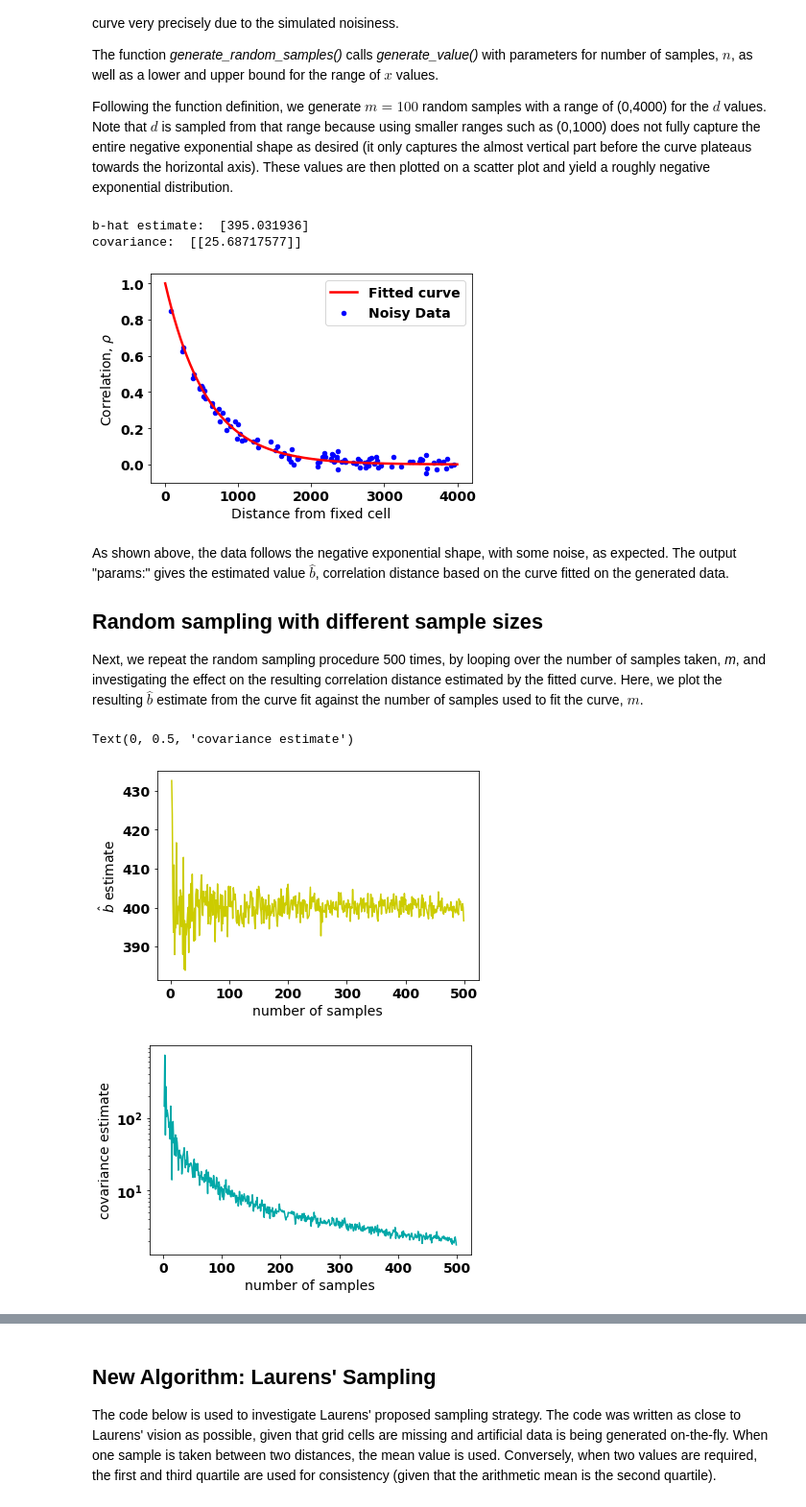
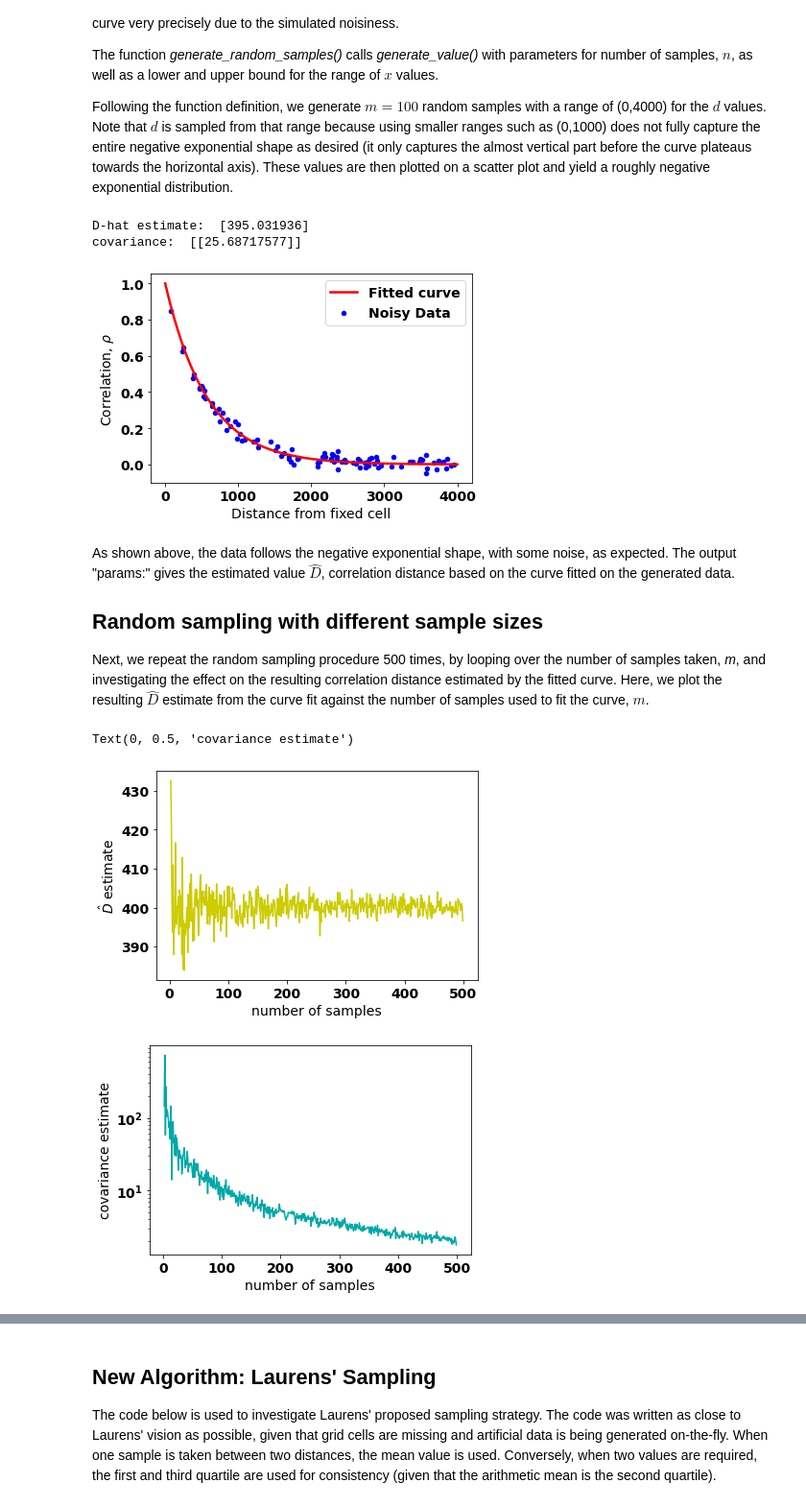
Before and after one commit to mustafa-majid-uu/curvefit_sampling, a Jupyter notebook: sampling.ipynb, the cells around one changed output, grey strips where cells are left out. Shown: that part at 96% size. Saved outputs shown, nothing was run; the diff lists cells and outputs as text; code cells hidden in the pictures.

```diff
--- a/sampling.ipynb
+++ b/sampling.ipynb
@@ -84,52 +84,52 @@ plt.legend(('Fitted curve','Noisy Data'))
 
 
 
-print("b-hat estimate: ", params) #this prints the value of b (corr. distance) estimated from the curve fit on the generated data
+print("D-hat estimate: ", params) #this prints the value of b (corr. distance) estimated from the curve fit on the generated data
 print("covariance: ", covs)
 # %% [output]
-b-hat estimate:  [395.031936]
+D-hat estimate:  [395.031936]
 covariance:  [[25.68717577]]
 [figure]
 # %% [markdown]
-As shown above, the data follows the negative exponential shape, with some noise, as expected. The output "params:" gives the estimated value $\hat{b}$, correlation distance based on the curve fitted on the generated data.
+As shown above, the data follows the negative exponential shape, with some noise, as expected. The output "params:" gives the estimated value $\hat{D}$, correlation distance based on the curve fitted on the generated data.
 
 <h2>Random sampling with different sample sizes</h2>
 
-Next, we repeat the random sampling procedure 500 times, by looping over the number of samples taken, *m*, and investigating the effect on the resulting correlation distance estimated by the fitted curve. Here, we plot the resulting $\hat{b}$ estimate from the curve fit against the number of samples used to fit the curve, $m$.
+Next, we repeat the random sampling procedure 500 times, by looping over the number of samples taken, *m*, and investigating the effect on the resulting correlation distance estimated by the fitted curve. Here, we plot the resulting $\hat{D}$ estimate from the curve fit against the number of samples used to fit the curve, $m$.
 # %%
 #set variables used to store parameter estimates
 
 iterations = 500 #the maximum number of samples to generate. Each iteration i will generate i samples.
 sample_size = [] #this list is used as the axis in the plot, as we start from 2 and not 0.
-bhat_arr_rnd = [] #store b-hat estimate per sampling iteration
+Dhat_arr_rnd = [] #store D-hat estimate per sampling iteration
 cov_arr_rnd = [] #store covariance estiamte per sampling iteration
 np.random.seed(0)
 
 
 #generate random samples, with sample size "n" equal to each iteration number
 for i in range(2,iterations):
     sample_size.append(i)   #this list will be used as the x-axis in the plots, and it should start from sample size = 2
     x,y = generate_random_samples(i,0,1000,e)     #generate i samples, with each distance value being within the range [0,1000], and st. error = e
     params, covs = optimize.curve_fit(cordist, xdata = x, ydata = y, p0=400)    #fit curve with generated data and initial guess for parameter as 400km
 
-    bhat_arr_rnd.append(params[0]) #append the b-hat estimate to the b-hat array
+    Dhat_arr_rnd.append(params[0]) #append the D-hat estimate to the D-hat array
     cov_arr_rnd.append(covs[0][0]) #do the same for the covariance array
 
 
-#we begin plotting b-hat and covariance against the sample size
+#we begin plotting D-hat and covariance against the sample size
 plt.figure(1)
-plt.plot(sample_size,bhat_arr_rnd,color=(204/255, 204/255, 0/255) )
+plt.plot(sample_size,Dhat_arr_rnd,color=(204/255, 204/255, 0/255) )
 
-plt.ylabel('$\hat{b}$ estimate')
+plt.ylabel('$\hat{D}$ estimate')
 plt.xlabel('number of samples')
 
 plt.figure(2)
 plt.plot(sample_size,cov_arr_rnd, c=(0, 168/255, 168/255))
 plt.xlabel('number of samples')
 plt.yscale('log')
 plt.ylabel('covariance estimate')
 # %% [output]
 Text(0, 0.5, 'covariance estimate')
-[figure, old version]
+[figure, new version]
 [figure]
 # %% [markdown]
```
Also changed, not shown: parts of 4 cells of this notebook.
